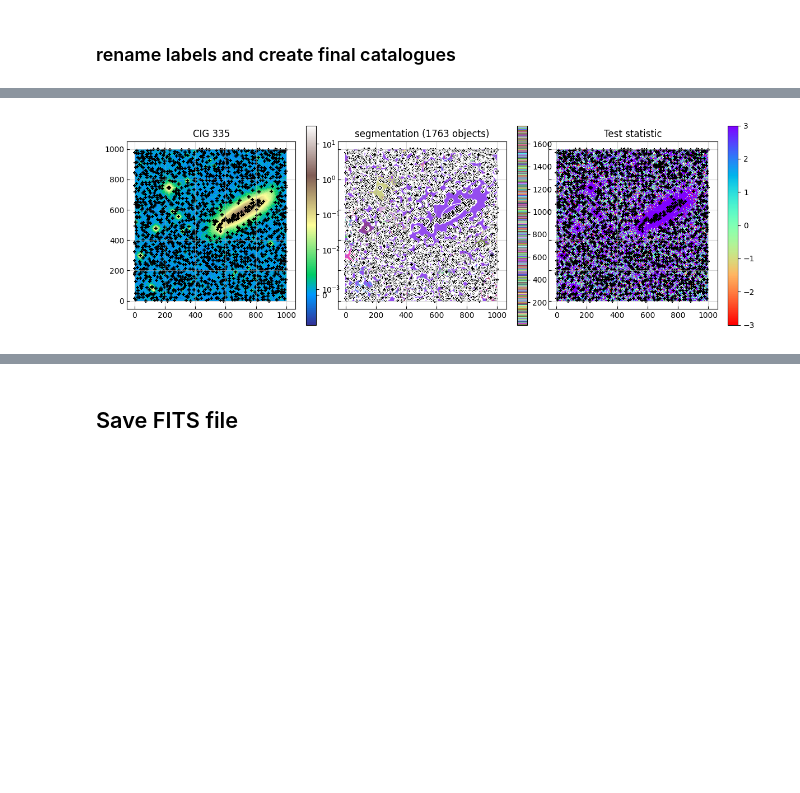
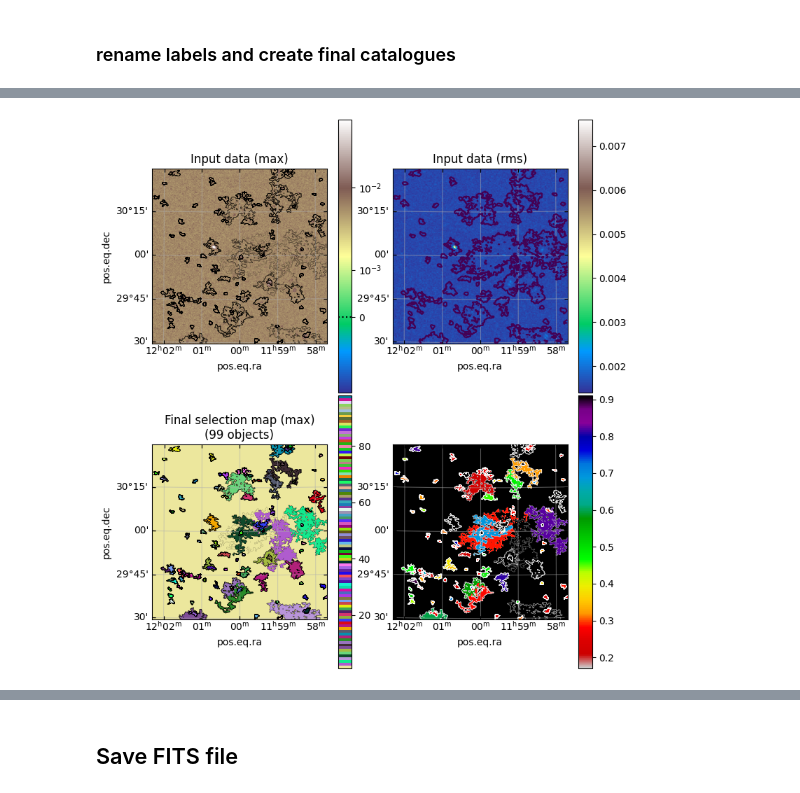
Before and after one commit to paranoya/image-processing, a Jupyter notebook: HOT.ipynb, the cells around one changed output, grey strips where cells are left out. Cells and saved outputs as stored; diff of their text form; code cells hidden in the pictures; blank space fills up the shorter version.

```diff
--- a/HOT.ipynb
+++ b/HOT.ipynb
@@ -254,6 +157,8 @@ print(n_reliable)
 # %%
 plots = True
 data_dimensionality = sorted_strides.size-1
+p0, p16, p50, p100 = np.nanpercentile(data, [0, 16, 50, 100])
+colour_scale = colors.SymLogNorm(vmin=p16, linthresh= 2*p50-p16, vmax=p100)
 # %%
 if plots:
     plt.close('catalogue_selection')
@@ -337,7 +214,3 @@ if plots:
-# %%
-#true_overdensity = (area > 30) & (test_stat > 1)
-#true_ovn_reliableensity = possible_overdensity
-true_overdensity = reliable_overdensity
 # %% [markdown]
 ## 8. Clean-up
 
@@ -391,7 +274,7 @@ final_labels = new_label[pruned_labels[label]]
 # %%
 if plots and data_dimensionality == 2:
     from photutils import segmentation as segm
-    if n_reliable > 0:
+    if n_true > 0:
         final_selection = segm.SegmentationImage(final_labels)
         final_cmap = final_selection.make_cmap(seed=123)
         final_catalog = segm.SourceCatalog(data, final_selection)
@@ -399,9 +282,9 @@ if plots and data_dimensionality == 2:
     else:
         final_selection = final_labels
         final_cmap = 'viridis'
-
-    p0, p50, p100 = np.nanpercentile(data, [0, 50, 100])
-    colour_scale = colors.SymLogNorm(vmin=p0, linthresh= 2*p50-p0, vmax=p100)
+# %%
+my_cmap = np.vstack([np.argsort(np.random.random(n_sources))/n_sources, np.argsort(np.random.random(n_sources))/n_sources, np.argsort(np.random.random(n_sources))/n_sources, np.ones(n_sources)]).T
+final_cmap = colors.ListedColormap(my_cmap)
 # %%
 if plots and data_dimensionality == 2:
     plt.close('segmentation')
@@ -417,8 +300,9 @@ if plots and data_dimensionality == 2:
     ax[0, 0].set_title(object_name)
     im = ax[0, 0].imshow(
         data,
-        interpolation='nearest', origin='lower', cmap='terrain', norm = colour_scale,
-#        interpolation='nearest', origin='lower', cmap='nipy_spectral', norm = colour_scale,
+        #cmap='terrain', norm = colour_scale,
+        interpolation='nearest', origin='lower',
+        cmap='ocean', norm = colour_scale,
         )
     #ax[0, 0].contour(final_labels, levels=[0.5], colors=['k'])
     #ax[0, 0].contour(smoothed_data, levels=[threshold_guess], colors=['w'])
@@ -428,8 +312,8 @@ if plots and data_dimensionality == 2:
     #cb.ax.axhline(2*mode-data.threshold, c='w', ls='--')
     #final_catalog.plot_kron_apertures(kron_params=(1, 1), axes=ax[0, 0], color='w')
     #ax[0, 0].scatter(final_catalog.centroid[:, 0], final_catalog.centroid[:, 1], s=25, c='w', marker='o')
-    if n_reliable > 0:
-        ax[0, 0].scatter(final_catalog.maxval_xindex, final_catalog.maxval_yindex, s=25, c='k', marker='+')
+    if n_true > 0:
+        ax[0, 0].scatter(final_catalog.maxval_xindex, final_catalog.maxval_yindex, s=25, c='w', marker='+')
 
     '''
     ax[0, 1].set_title('Smoothed data')
@@ -450,22 +334,26 @@ if plots and data_dimensionality == 2:
         final_selection,
         interpolation='nearest', origin='lower', cmap=final_cmap,
         )
-    if n_reliable > 0:
+    if n_true > 0:
         ax[0, 1].scatter(final_catalog.centroid[:, 0], final_catalog.centroid[:, 1], s=25, c='w', marker='o')
         ax[0, 1].scatter(final_catalog.maxval_xindex, final_catalog.maxval_yindex, s=25, c='k', marker='+')
         final_catalog.plot_kron_apertures(kron_params=(1, 1), axes=ax[0, 1], color='white')
     cb = fig.colorbar(im, ax=ax[0, 1])
 
     axis = ax[0, 2]
-    axis.set_title('Test statistic')
+    #axis.set_title('Test statistic')
+    axis.set_title('Reliability')
     im = axis.imshow(
-        np.log10(test_stat[label]/Chernoff_threshold),
-        interpolation='nearest', origin='lower', cmap='rainbow_r',
-        vmin=-3, vmax=3,
+        #np.log10(test_stat[label]/Chernoff_threshold),
+        reliability[label],
+        interpolation='nearest', origin='lower',
+        #cmap='rainbow_r',
+        #vmin=-3, vmax=3,
+        cmap='nipy_spectral_r', vmin=n_reliable/(n_sources+1), vmax=reliability_threshold,
         )
     cb = fig.colorbar(im, ax=axis)
-    if n_reliable > 0:
-        ax[0, 2].scatter(final_catalog.maxval_xindex, final_catalog.maxval_yindex, s=25, c='k', marker='+')
+    if n_true > 0:
+        ax[0, 2].scatter(final_catalog.maxval_xindex, final_catalog.maxval_yindex, s=25, c='w', marker='+')
 
     '''
     axis = ax[0, 3]
@@ -477,8 +365,6 @@ if plots and data_dimensionality == 2:
         )
     cb = fig.colorbar(im, ax=axis)
     '''
-# %% [output]
-[figure, removed]
 # %%
 if plots and data_dimensionality == 3:
 
@@ -486,15 +372,17 @@ if plots and data_dimensionality == 3:
 
     max_map = np.nanmax(final_labels, axis=0)
     plt.close('filtered')
-    fig = plt.figure('filtered', figsize=(10, 10))
+    fig = plt.figure('filtered', figsize=(8, 8))
     ax = fig.subplots(nrows=2, ncols=2, squeeze=False,
                       sharex=True, sharey=True,
-                      #gridspec_kw={'hspace': 0, 'wspace': 0}
+                      gridspec_kw={'bottom': .01, 'left': .1, 'top': .99, 'right': .92,
+                                   'hspace': .01, 'wspace': .1},
+                      subplot_kw={'projection': wcs},
                      )
     for axis in ax.flatten():
         axis.tick_params(which='both', direction='in')
         axis.grid(alpha=.5)
-    fig.set_tight_layout(True)
+    #fig.set_tight_layout(True)
 
     ax[0, 0].set_title('Input data (max)')
     im = ax[0, 0].imshow(
@@ -502,39 +390,47 @@ if plots and data_dimensionality == 3:
         interpolation='nearest', origin='lower', cmap='terrain',
         norm = colour_scale
     )
-    ax[0, 0].contour(max_map, levels=0)
+    ax[0, 0].contour(max_map, levels=np.arange(n_true)+.5, colors='k', linewidths=0.1)
+    ax[1, 0].contour(max_map, levels=np.arange(n_true)+.5, colors='k', linewidths=0.1)
+    ax[1, 1].contour(max_map, levels=np.arange(n_true)+.5, colors='w', linewidths=0.1)
     cb = fig.colorbar(im, ax=ax[0, 0])
     cb.ax.axhline(0, c='k', ls=':')
     #cb.ax.axhline(data.threshold-mode, c='k', ls='--')
 
     ax[0, 1].set_title('Input data (rms)')
     im = ax[0, 1].imshow(
         np.sqrt(np.nanmean((data-mode)**2, axis=0)),
         interpolation='nearest', origin='lower', cmap='terrain',
         #norm = colors.SymLogNorm(vmin=-delta_th, linthresh=3*delta_th, vmax=np.max(data-mode)),
         #vmin=-delta/100, vmax=3*delta/10,
         #norm = colour_scale,
     )
-    ax[0, 1].contour(max_map, levels=0)
+    ax[0, 1].contour(max_map, levels=[0.5])
     cb = fig.colorbar(im, ax=ax[0, 1])
     cb.ax.axhline(0, c='k', ls=':')
     #cb.ax.axhline(data.threshold-mode, c='k', ls='--')
 
     ax[1, 0].set_title(f'Final selection map (max)\n({n_final_labels} objects)')
     im = ax[1, 0].imshow(
         max_map,
         interpolation='nearest', origin='lower',
-        cmap='rainbow', vmin=1, vmax=n_final_labels-1,
+        cmap=final_cmap, vmin=1, vmax=n_final_labels-1,
         )
     cb = fig.colorbar(im, ax=ax[1, 0])
 
-    ax[1, 1].set_title('<lbl^2> / <lbl>')
+    #ax[1, 1].set_title('<lbl^2> / <lbl>')
     im = ax[1, 1].imshow(
-        np.nansum(final_labels**2, axis=0) / np.nansum(final_labels, axis=0),
+        reliability[old_label[max_map]],
+        #np.nansum(final_labels**2, axis=0) / np.nansum(final_labels, axis=0),
         interpolation='nearest', origin='lower',
-        cmap='rainbow', vmin=1, vmax=n_final_labels-1,
+        cmap='nipy_spectral_r',
+        vmin=n_reliable/(n_sources+1), vmax=reliability_threshold,
+        #cmap='rainbow_r',
+        #vmin=1, vmax=n_final_labels-1,
         )
     cb = fig.colorbar(im, ax=ax[1, 1])
+# %% [output]
+[figure, added]
 # %%
 if plots and data_dimensionality == 3:
     x_range = np.round(plt.figure('filtered').get_axes()[0].get_xlim()).astype(int)
```
Also changed, not shown: parts of 17 cells of this notebook, 1 other file.
